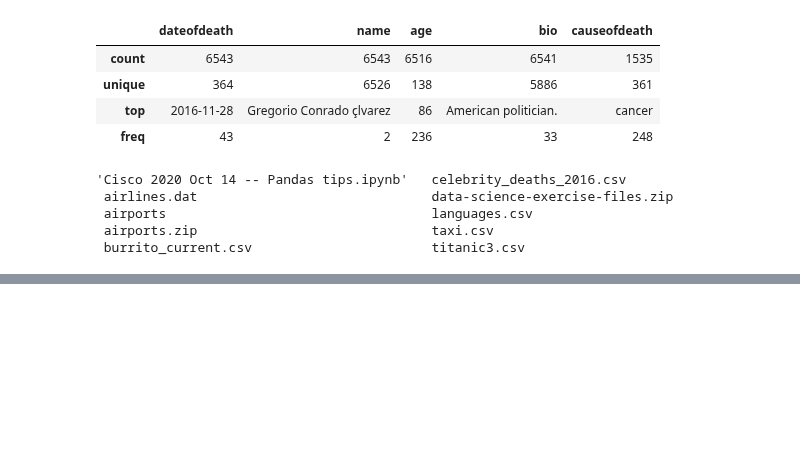
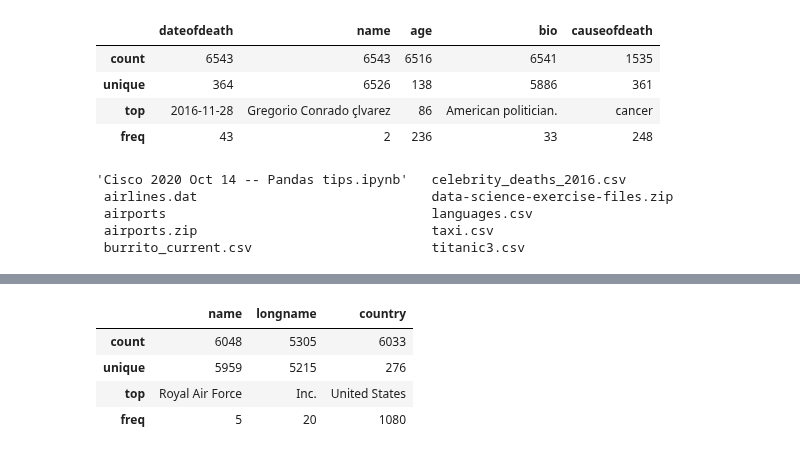
Before and after one commit to ramlaxman/cisco-2020-oct-14-pandas-tips, a Jupyter notebook: Cisco 2020 Oct 14 -- Pandas tips.ipynb, the cells around one changed output, grey strips where cells are left out. Cells and saved outputs as stored; diff of their text form; code cells hidden in the pictures; blank space fills up the shorter version.

```diff
--- a/Cisco 2020 Oct 14 -- Pandas tips.ipynb
+++ b/Cisco 2020 Oct 14 -- Pandas tips.ipynb
@@ -636,0 +638,8 @@ df.head()
+# %%
+df.describe()
+# %% [output]
+|  | name | longname | country |
+| count | 6048 | 5305 | 6033 |
+| unique | 5959 | 5215 | 276 |
+| top | Royal Air Force | Inc. | United States |
+| freq | 5 | 20 | 1080 |
```
Also changed, not shown: parts of 4 cells of this notebook.
